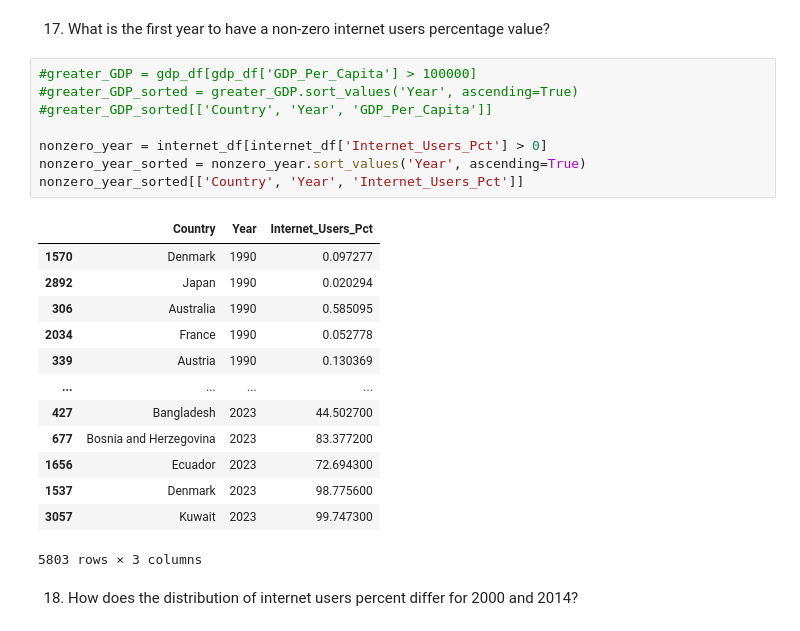
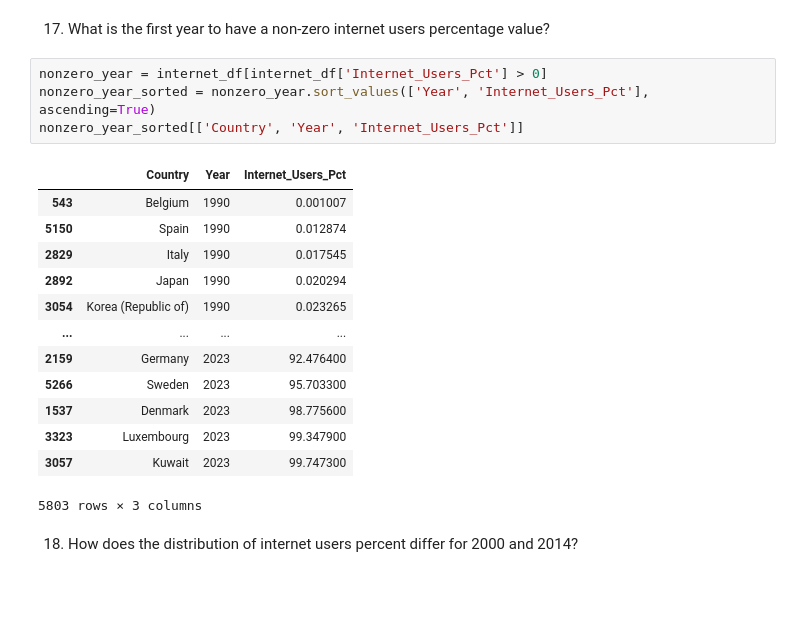
Before and after one commit to NSS-Data-Analytics-Cohort-12/un-python-Jtoppins24, a Jupyter notebook: notebooks/un_python.ipynb, the cells around one changed output. Drawn from its saved outputs; the diff is of its cells as text; blank space fills up the shorter version.

```diff
--- a/notebooks/un_python.ipynb
+++ b/notebooks/un_python.ipynb
@@ -380,25 +453,21 @@ Name: Internet_Users_Pct, dtype: int64
 # %% [markdown]
 17. What is the first year to have a non-zero internet users percentage value?
 # %%
-#greater_GDP = gdp_df[gdp_df['GDP_Per_Capita'] > 100000]
-#greater_GDP_sorted = greater_GDP.sort_values('Year', ascending=True)
-#greater_GDP_sorted[['Country', 'Year', 'GDP_Per_Capita']]
-
 nonzero_year = internet_df[internet_df['Internet_Users_Pct'] > 0]
-nonzero_year_sorted = nonzero_year.sort_values('Year', ascending=True)
+nonzero_year_sorted = nonzero_year.sort_values(['Year', 'Internet_Users_Pct'], ascending=True)
 nonzero_year_sorted[['Country', 'Year', 'Internet_Users_Pct']]
 # %% [output]
 |  | Country | Year | Internet_Users_Pct |
-| 1570 | Denmark | 1990 | 0.097277 |
+| 543 | Belgium | 1990 | 0.001007 |
+| 5150 | Spain | 1990 | 0.012874 |
+| 2829 | Italy | 1990 | 0.017545 |
 | 2892 | Japan | 1990 | 0.020294 |
-| 306 | Australia | 1990 | 0.585095 |
-| 2034 | France | 1990 | 0.052778 |
-| 339 | Austria | 1990 | 0.130369 |
+| 3054 | Korea (Republic of) | 1990 | 0.023265 |
 | ... | ... | ... | ... |
-| 427 | Bangladesh | 2023 | 44.502700 |
-| 677 | Bosnia and Herzegovina | 2023 | 83.377200 |
-| 1656 | Ecuador | 2023 | 72.694300 |
+| 2159 | Germany | 2023 | 92.476400 |
+| 5266 | Sweden | 2023 | 95.703300 |
 | 1537 | Denmark | 2023 | 98.775600 |
+| 3323 | Luxembourg | 2023 | 99.347900 |
 | 3057 | Kuwait | 2023 | 99.747300 |
 5803 rows × 3 columns
 # %% [markdown]
```
Also changed, not shown: parts of 36 cells of this notebook.
